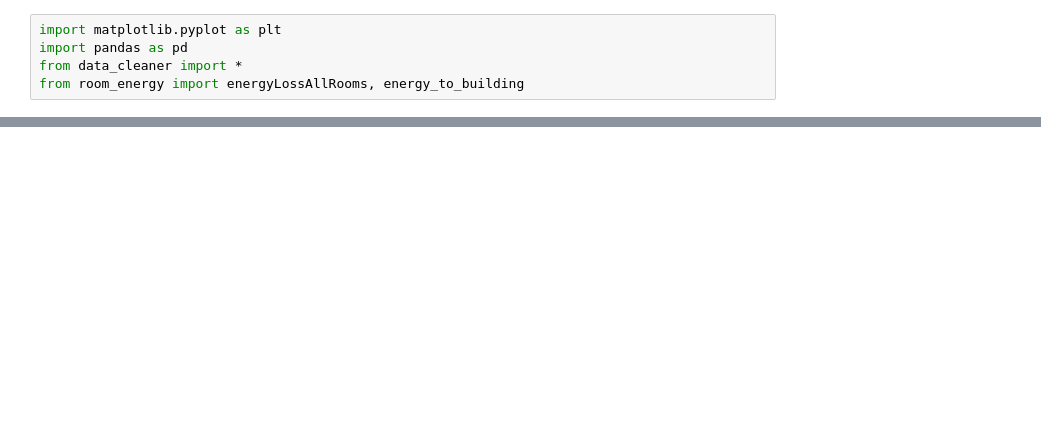
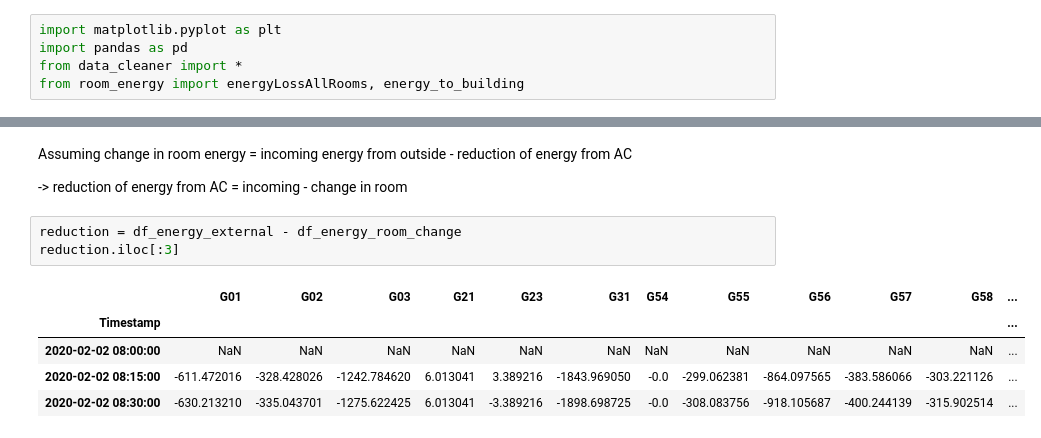
Before and after one commit to Pencilvesterr/TRC4200_LTB, a Jupyter notebook: master_notebook.ipynb, the cells around one changed output, grey strips where cells are left out. Saved outputs shown, nothing was run; the diff lists cells and outputs as text; blank space fills up the shorter version.

```diff
--- a/master_notebook.ipynb
+++ b/master_notebook.ipynb
@@ -40,0 +84,13 @@ plt.show()
+# %% [markdown]
+Assuming change in room energy = incoming energy from outside - reduction of energy from AC
+
+-> reduction of energy from AC = incoming - change in room
+# %%
+reduction = df_energy_external - df_energy_room_change
+reduction.iloc[:3]
+# %% [output]
+|  | G01 | G02 | G03 | G21 | G23 | G31 | G54 | G55 | G56 | G57 | G58 | ... |
+| Timestamp |  |  |  |  |  |  |  |  |  |  |  | ... |
+| 2020-02-02 08:00:00 | NaN | NaN | NaN | NaN | NaN | NaN | NaN | NaN | NaN | NaN | NaN | ... |
+| 2020-02-02 08:15:00 | -611.472016 | -328.428026 | -1242.784620 | 6.013041 | 3.389216 | -1843.969050 | -0.0 | -299.062381 | -864.097565 | -383.586066 | -303.221126 | ... |
+| 2020-02-02 08:30:00 | -630.213210 | -335.043701 | -1275.622425 | 6.013041 | -3.389216 | -1898.698725 | -0.0 | -308.083756 | -918.105687 | -400.244139 | -315.902514 | ... |
```
Also changed, not shown: parts of 13 cells of this notebook, 3 other files.
